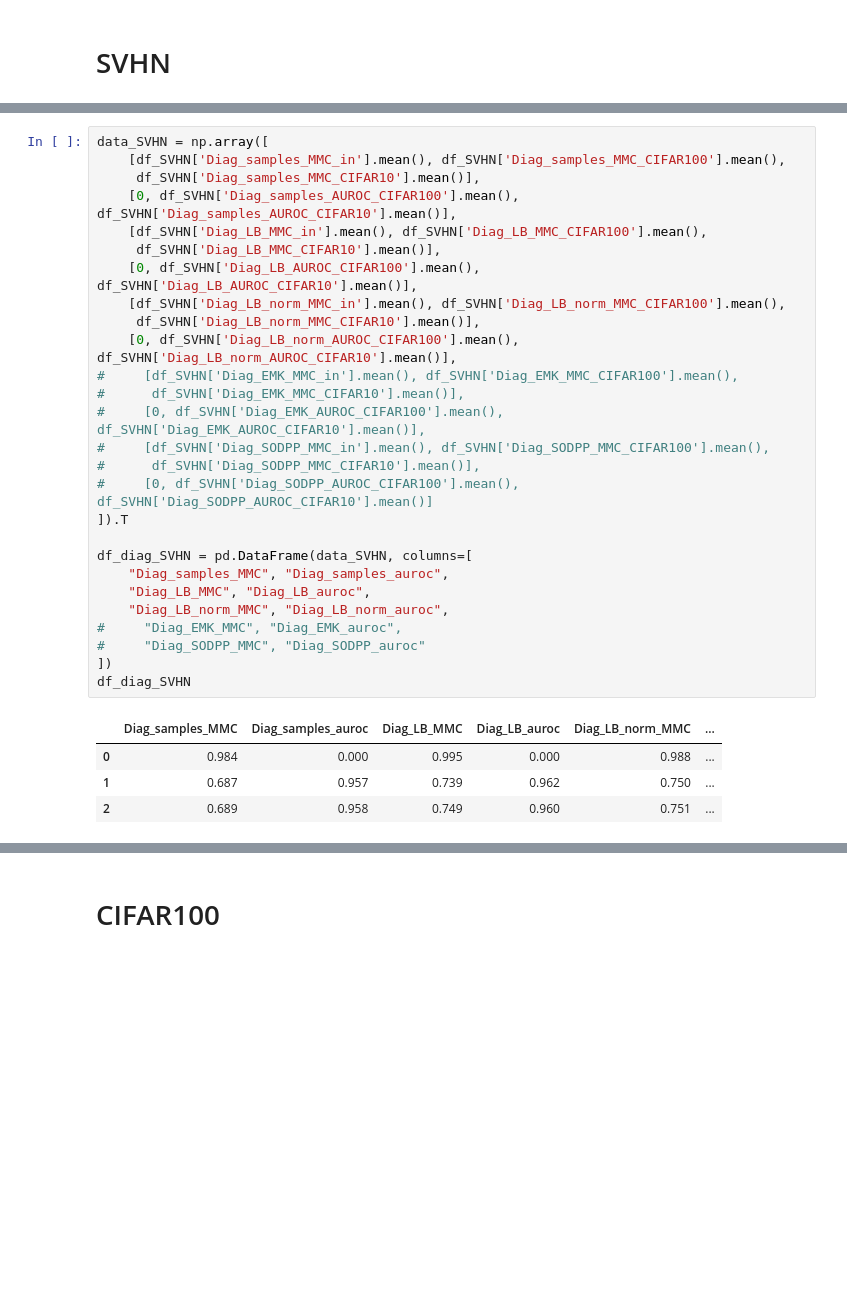
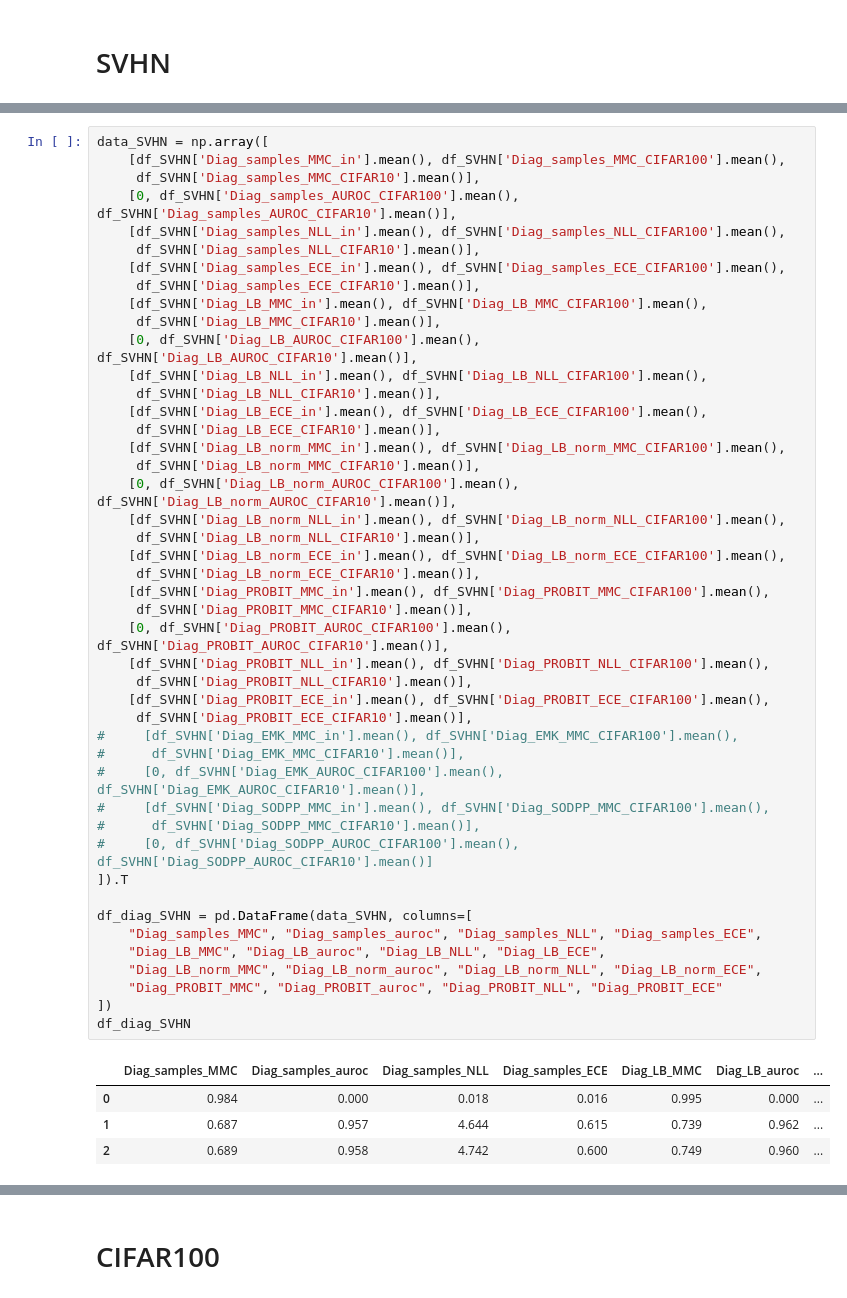
Before and after one commit to mariushobbhahn/LB_for_BNNs_official, a Jupyter notebook: Experiment_results/Analyse_results.ipynb, the cells around one changed output, grey strips where cells are left out. Cells and saved outputs as stored; diff of their text form; blank space fills up the shorter version.

```diff
--- a/Experiment_results/Analyse_results.ipynb
+++ b/Experiment_results/Analyse_results.ipynb
@@ -281,32 +347,50 @@ Index(['Unnamed: 0', 'MAP_MMC_in', 'MAP_MMC_CIFAR100', 'MAP_MMC_CIFAR10',
 # %%
 data_SVHN = np.array([
     [df_SVHN['Diag_samples_MMC_in'].mean(), df_SVHN['Diag_samples_MMC_CIFAR100'].mean(),
      df_SVHN['Diag_samples_MMC_CIFAR10'].mean()],
     [0, df_SVHN['Diag_samples_AUROC_CIFAR100'].mean(), df_SVHN['Diag_samples_AUROC_CIFAR10'].mean()],
+    [df_SVHN['Diag_samples_NLL_in'].mean(), df_SVHN['Diag_samples_NLL_CIFAR100'].mean(),
+     df_SVHN['Diag_samples_NLL_CIFAR10'].mean()],
+    [df_SVHN['Diag_samples_ECE_in'].mean(), df_SVHN['Diag_samples_ECE_CIFAR100'].mean(),
+     df_SVHN['Diag_samples_ECE_CIFAR10'].mean()],
     [df_SVHN['Diag_LB_MMC_in'].mean(), df_SVHN['Diag_LB_MMC_CIFAR100'].mean(),
      df_SVHN['Diag_LB_MMC_CIFAR10'].mean()],
     [0, df_SVHN['Diag_LB_AUROC_CIFAR100'].mean(), df_SVHN['Diag_LB_AUROC_CIFAR10'].mean()],
+    [df_SVHN['Diag_LB_NLL_in'].mean(), df_SVHN['Diag_LB_NLL_CIFAR100'].mean(),
+     df_SVHN['Diag_LB_NLL_CIFAR10'].mean()],
+    [df_SVHN['Diag_LB_ECE_in'].mean(), df_SVHN['Diag_LB_ECE_CIFAR100'].mean(),
+     df_SVHN['Diag_LB_ECE_CIFAR10'].mean()],
     [df_SVHN['Diag_LB_norm_MMC_in'].mean(), df_SVHN['Diag_LB_norm_MMC_CIFAR100'].mean(),
      df_SVHN['Diag_LB_norm_MMC_CIFAR10'].mean()],
     [0, df_SVHN['Diag_LB_norm_AUROC_CIFAR100'].mean(), df_SVHN['Diag_LB_norm_AUROC_CIFAR10'].mean()],
+    [df_SVHN['Diag_LB_norm_NLL_in'].mean(), df_SVHN['Diag_LB_norm_NLL_CIFAR100'].mean(),
+     df_SVHN['Diag_LB_norm_NLL_CIFAR10'].mean()],
+    [df_SVHN['Diag_LB_norm_ECE_in'].mean(), df_SVHN['Diag_LB_norm_ECE_CIFAR100'].mean(),
+     df_SVHN['Diag_LB_norm_ECE_CIFAR10'].mean()],
+    [df_SVHN['Diag_PROBIT_MMC_in'].mean(), df_SVHN['Diag_PROBIT_MMC_CIFAR100'].mean(),
+     df_SVHN['Diag_PROBIT_MMC_CIFAR10'].mean()],
+    [0, df_SVHN['Diag_PROBIT_AUROC_CIFAR100'].mean(), df_SVHN['Diag_PROBIT_AUROC_CIFAR10'].mean()],
+    [df_SVHN['Diag_PROBIT_NLL_in'].mean(), df_SVHN['Diag_PROBIT_NLL_CIFAR100'].mean(),
+     df_SVHN['Diag_PROBIT_NLL_CIFAR10'].mean()],
+    [df_SVHN['Diag_PROBIT_ECE_in'].mean(), df_SVHN['Diag_PROBIT_ECE_CIFAR100'].mean(),
+     df_SVHN['Diag_PROBIT_ECE_CIFAR10'].mean()],
 #     [df_SVHN['Diag_EMK_MMC_in'].mean(), df_SVHN['Diag_EMK_MMC_CIFAR100'].mean(),
 #      df_SVHN['Diag_EMK_MMC_CIFAR10'].mean()],
 #     [0, df_SVHN['Diag_EMK_AUROC_CIFAR100'].mean(), df_SVHN['Diag_EMK_AUROC_CIFAR10'].mean()],
 #     [df_SVHN['Diag_SODPP_MMC_in'].mean(), df_SVHN['Diag_SODPP_MMC_CIFAR100'].mean(),
 #      df_SVHN['Diag_SODPP_MMC_CIFAR10'].mean()],
 #     [0, df_SVHN['Diag_SODPP_AUROC_CIFAR100'].mean(), df_SVHN['Diag_SODPP_AUROC_CIFAR10'].mean()]
 ]).T
 
 df_diag_SVHN = pd.DataFrame(data_SVHN, columns=[
-    "Diag_samples_MMC", "Diag_samples_auroc",
-    "Diag_LB_MMC", "Diag_LB_auroc",
-    "Diag_LB_norm_MMC", "Diag_LB_norm_auroc",
-#     "Diag_EMK_MMC", "Diag_EMK_auroc",
-#     "Diag_SODPP_MMC", "Diag_SODPP_auroc"
+    "Diag_samples_MMC", "Diag_samples_auroc", "Diag_samples_NLL", "Diag_samples_ECE",
+    "Diag_LB_MMC", "Diag_LB_auroc", "Diag_LB_NLL", "Diag_LB_ECE",
+    "Diag_LB_norm_MMC", "Diag_LB_norm_auroc", "Diag_LB_norm_NLL", "Diag_LB_norm_ECE",
+    "Diag_PROBIT_MMC", "Diag_PROBIT_auroc", "Diag_PROBIT_NLL", "Diag_PROBIT_ECE"
 ])
 df_diag_SVHN
 # %% [output]
-|  | Diag_samples_MMC | Diag_samples_auroc | Diag_LB_MMC | Diag_LB_auroc | Diag_LB_norm_MMC | ... |
-| 0 | 0.984 | 0.000 | 0.995 | 0.000 | 0.988 | ... |
-| 1 | 0.687 | 0.957 | 0.739 | 0.962 | 0.750 | ... |
-| 2 | 0.689 | 0.958 | 0.749 | 0.960 | 0.751 | ... |
+|  | Diag_samples_MMC | Diag_samples_auroc | Diag_samples_NLL | Diag_samples_ECE | Diag_LB_MMC | Diag_LB_auroc | ... |
+| 0 | 0.984 | 0.000 | 0.018 | 0.016 | 0.995 | 0.000 | ... |
+| 1 | 0.687 | 0.957 | 4.644 | 0.615 | 0.739 | 0.962 | ... |
+| 2 | 0.689 | 0.958 | 4.742 | 0.600 | 0.749 | 0.960 | ... |
```
Also changed, not shown: parts of 27 cells of this notebook, 14 other files.
